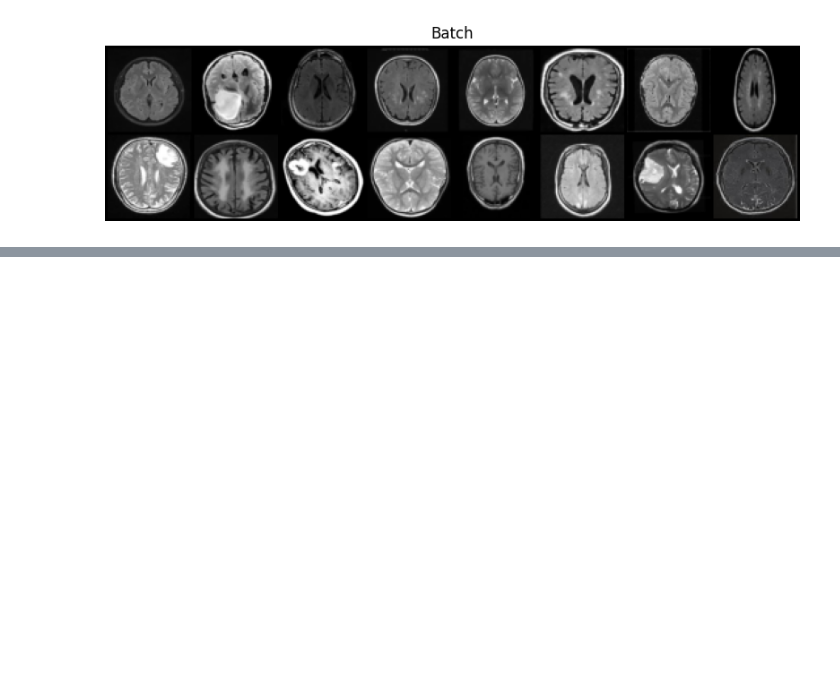
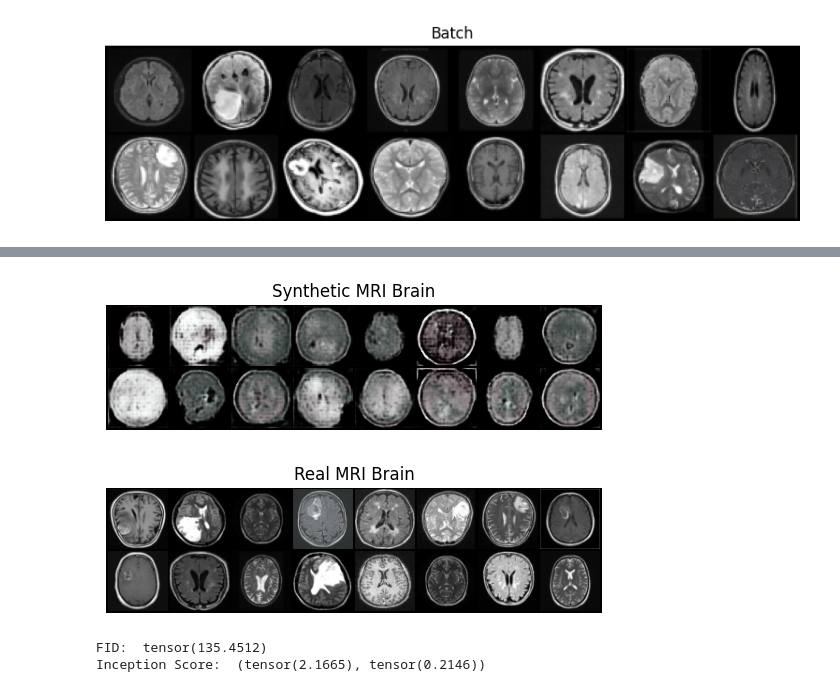
Before and after one commit to BRIAN12682/Automation-Projects, a Jupyter notebook: Brain_Tumour_Detection.ipynb, the cells around one changed output, grey strips where cells are left out. Saved outputs shown, nothing was run; the diff lists cells and outputs as text; code cells hidden in the pictures; blank space fills up the shorter version.

```diff
--- a/Brain_Tumour_Detection.ipynb
+++ b/Brain_Tumour_Detection.ipynb
@@ -398,0 +461,6 @@ for epoch in range(num_epochs): #iterate throw 500 epochs
+# %%
+torch.save(gen, '/content/drive/MyDrive/gen_gan.pth')
+# Load the trained generator model
+generator = torch.load('/content/drive/MyDrive/gen_gan.pth', map_location = torch.device('cpu'))
+generator.to(device)
+generator.eval()
@@ -398,0 +485,72 @@ for epoch in range(num_epochs): #iterate throw 500 epochs
+# %%
+directory = '/content/drive/MyDrive/validation/'
+image_files = [os.path.join(directory, filename) for filename in os.listdir(directory) if filename.endswith('.png')]
+image_files.sort()
+frames = []
+
+for image_file in image_files:
+    image = Image.open(image_file)
+    frames.append(image)
+
+output_file = '/content/drive/MyDrive/validation/output.gif'
+frames[0].save(output_file, format='GIF', append_images=frames[1:], save_all=True, duration=500, loop=0)
+# %%
+directory = '/content/drive/MyDrive/validation/'
+image_files = [os.path.join(directory, filename) for filename in os.listdir(directory) if filename.endswith('.png')]
+image_files.sort()
+frames = []
+
+for image_file in image_files:
+    image = Image.open(image_file)
+    frames.append(image)
+
+output_file = '/content/drive/MyDrive/validation/output.gif'
+frames[0].save(output_file, format='GIF', append_images=frames[1:], save_all=True, duration=500, loop=0)
+no_transform = transforms.Compose([transforms.Resize((64, 64)),
+                                   transforms.ToTensor(),
+                                   transforms.Normalize((0.5, 0.5, 0.5), (0.5, 0.5, 0.5))])
+
+validation.dataset.transform = no_transform
+validloader = DataLoader(validation, batch_size = 600, shuffle = True)
+
+#Create synthetic normal brain
+z = torch.randn(600, 128, 1, 1).to(device)
+label = torch.tensor([0, 1]).to(device)
+label = label.repeat(300)
+
+# Generate fake images from the noise and labels using the generator
+fake_images = generator(z, label)
+# Rescale the pixel values from [-1, 1] to [0, 1]
+fake_images = (fake_images + 1) / 2
+
+grid = torchvision.utils.make_grid(fake_images[:16].cpu(), normalize=True)
+# Convert the grid tensor to a numpy array and transpose it
+grid_np = grid.detach().cpu().numpy().transpose((1, 2, 0))
+# Display the grid of generated images
+plt.imshow(grid_np)
+plt.title('Synthetic MRI Brain')
+plt.axis('off')
+plt.show()
+
+val_batch = next(iter(validloader))
+val_batch = (val_batch[0] + 1) / 2
+plt.axis("off")
+plt.title("Real MRI Brain")
+plt.imshow(np.transpose(vutils.make_grid(val_batch[:16], padding=2, normalize=True),(1,2,0)))
+plt.show()
+
+fake_images = fake_images.to(device)
+val_batch = val_batch.to(device)
+fid_sc.update(val_batch.to(dtype=torch.float), real=True)
+fid_sc.update(fake_images.to(dtype=torch.float), real=False)
+fid_score = fid_sc.compute()
+print('FID: ', fid_score)
+
+inception_sc.update(fake_images.to(dtype=torch.float))
+inception = inception_sc.compute()
+print('Inception Score: ', inception)
+# %% [output]
+[figure, added]
+[figure, added]
+FID:  tensor(135.4512)
+Inception Score:  (tensor(2.1665), tensor(0.2146))
```
Also changed, not shown: parts of 16 cells of this notebook.
